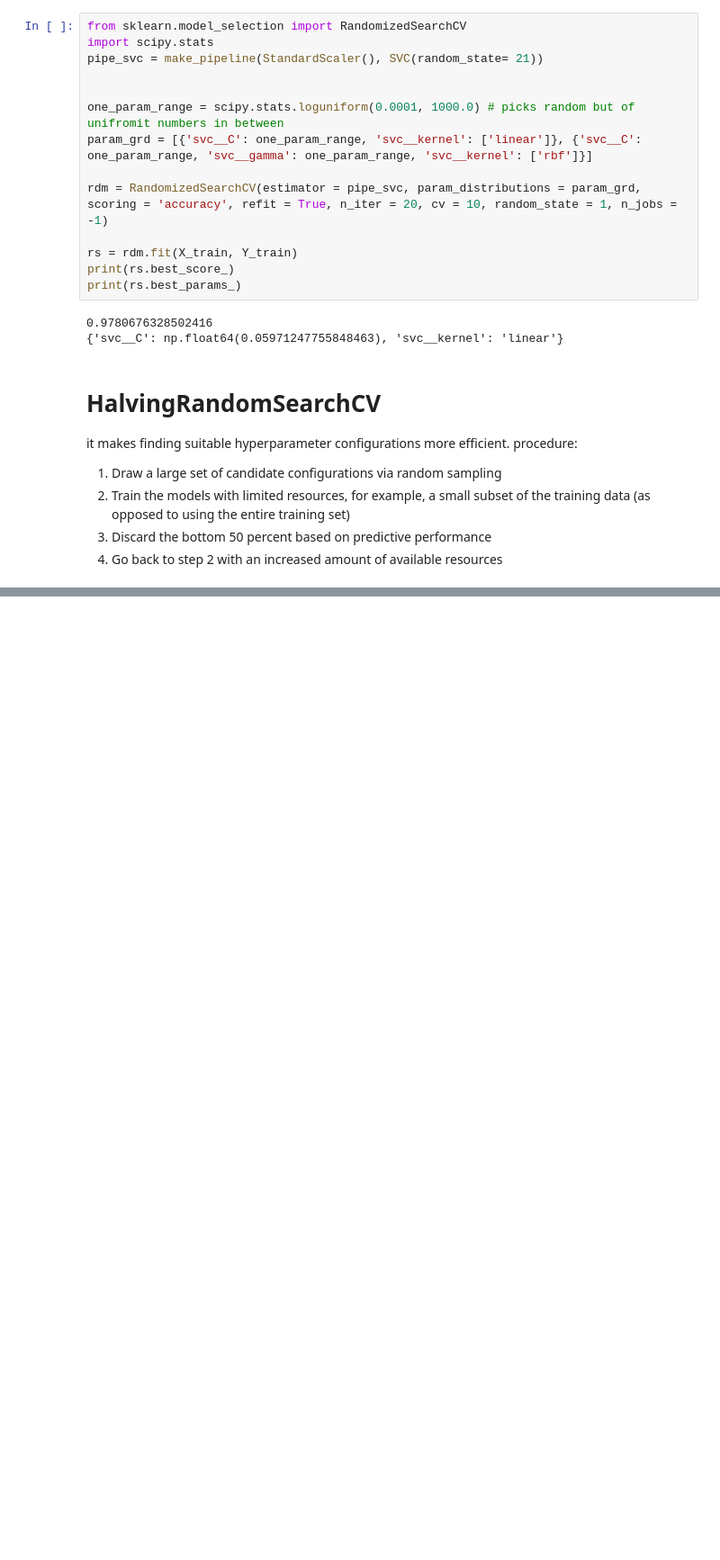
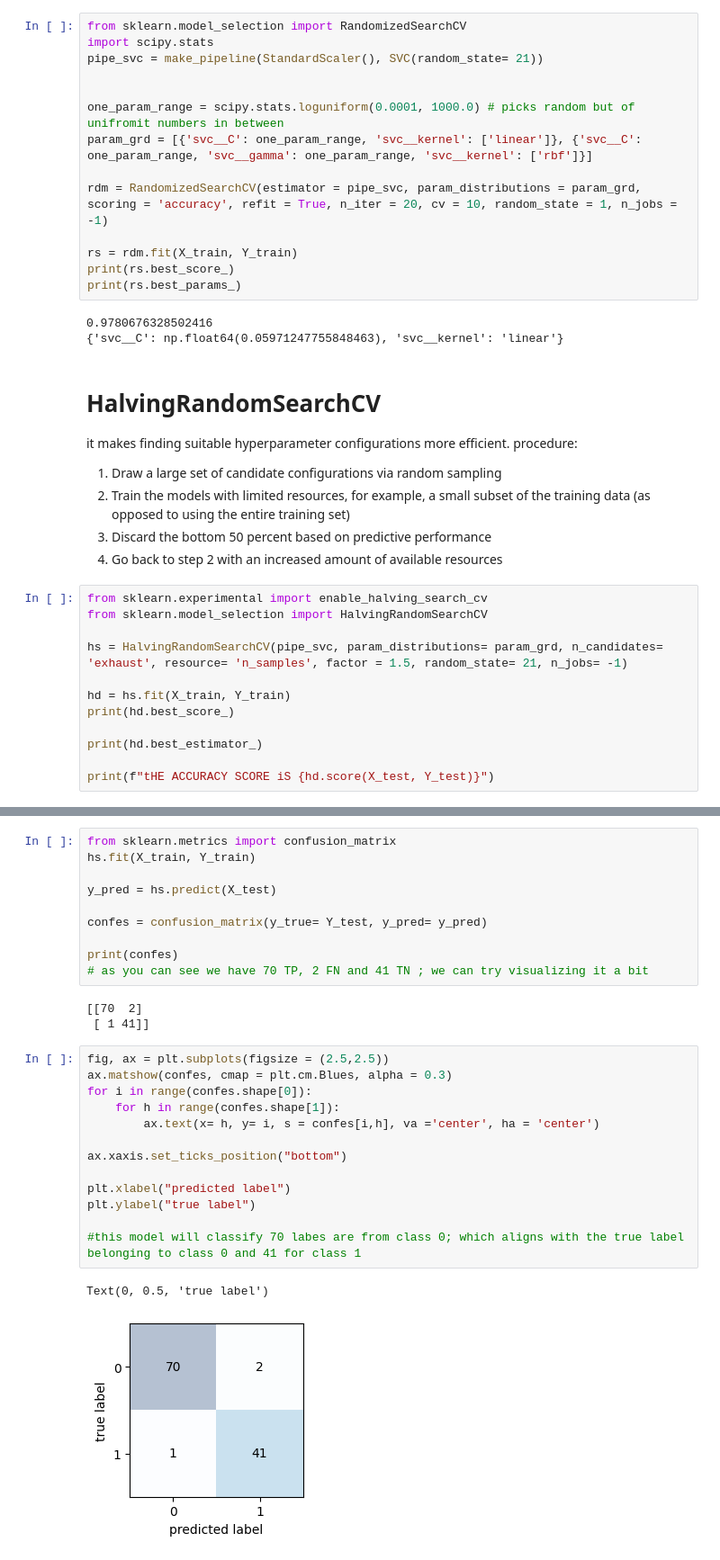
Before and after one commit to Wizard-hash2/Pipeline_workflow, a Jupyter notebook: K_fold_winsDataset.ipynb, the cells around one changed output, grey strips where cells are left out. Shown at 90% size. Saved outputs shown, nothing was run; the diff lists cells and outputs as text; blank space fills up the shorter version.

Commit message:
Fadher: Ngenoh Updatest the halving random search and evaluation metrics

```diff
--- a/K_fold_winsDataset.ipynb
+++ b/K_fold_winsDataset.ipynb
@@ -207,3 +207,15 @@ it makes finding suitable hyperparameter configurations more efficient. procedur
 2. Train the models with limited resources, for example, a small subset of the training data (as opposed to using the entire training set)
 3. Discard the bottom 50 percent based on predictive performance
 4. Go back to step 2 with an increased amount of available resources
+# %%
+from sklearn.experimental import enable_halving_search_cv
+from sklearn.model_selection import HalvingRandomSearchCV
+
+hs = HalvingRandomSearchCV(pipe_svc, param_distributions= param_grd, n_candidates= 'exhaust', resource= 'n_samples', factor = 1.5, random_state= 21, n_jobs= -1)
+
+hd = hs.fit(X_train, Y_train)
+print(hd.best_score_)
+
+print(hd.best_estimator_)
+
+print(f"tHE ACCURACY SCORE iS {hd.score(X_test, Y_test)}")
@@ -209,0 +237,29 @@ it makes finding suitable hyperparameter configurations more efficient. procedur
+# %%
+from sklearn.metrics import confusion_matrix
+hs.fit(X_train, Y_train)
+
+y_pred = hs.predict(X_test)
+
+confes = confusion_matrix(y_true= Y_test, y_pred= y_pred)
+
+print(confes)
+# as you can see we have 70 TP, 2 FN and 41 TN ; we can try visualizing it a bit
+# %% [output]
+[[70  2]
+ [ 1 41]]
+# %%
+fig, ax = plt.subplots(figsize = (2.5,2.5))
+ax.matshow(confes, cmap = plt.cm.Blues, alpha = 0.3)
+for i in range(confes.shape[0]):
+    for h in range(confes.shape[1]):
+        ax.text(x= h, y= i, s = confes[i,h], va ='center', ha = 'center')
+
+ax.xaxis.set_ticks_position("bottom")
+
+plt.xlabel("predicted label")
+plt.ylabel("true label")
+
+#this model will classify 70 labes are from class 0; which aligns with the true label belonging to class 0 and 41 for class 1
+# %% [output]
+Text(0, 0.5, 'true label')
+[figure, added]
```
Also changed, not shown: parts of 5 cells of this notebook.
